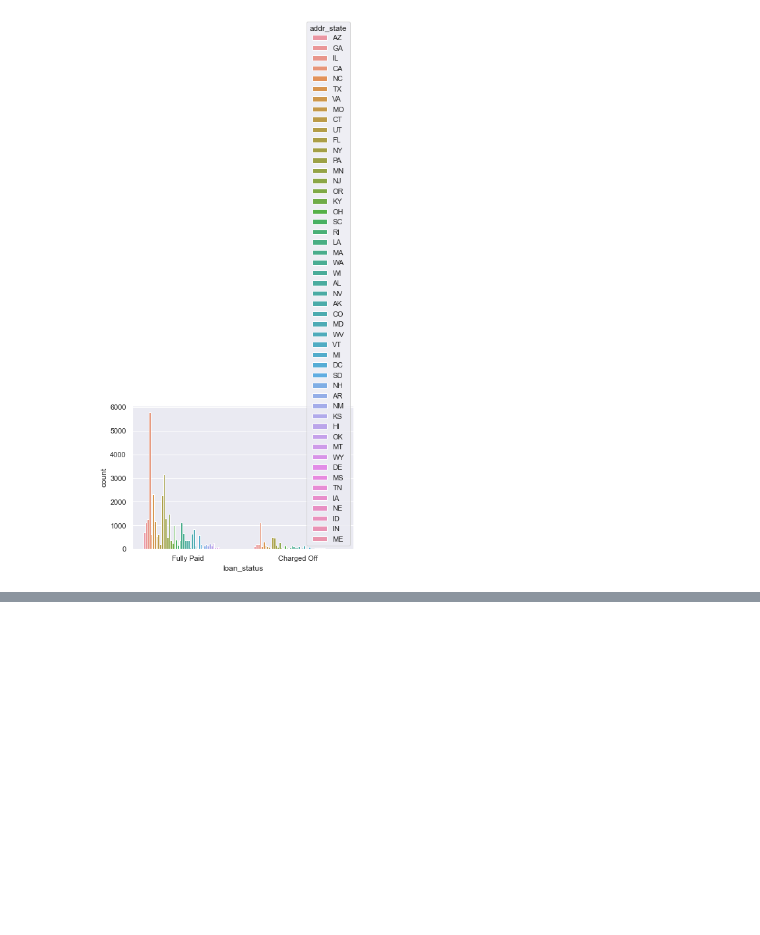
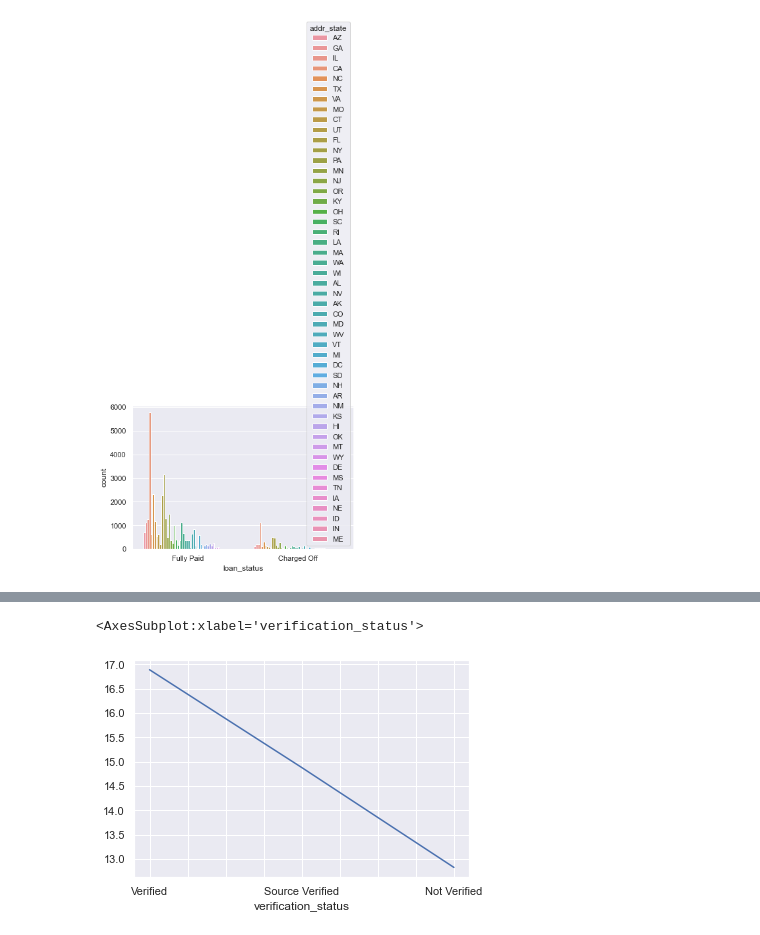
Before and after one commit to maniraj1234/LendingClubCaseStudy, a Jupyter notebook: LendingClubCaseStudy.ipynb, the cells around one changed output, grey strips where cells are left out. Saved outputs shown, nothing was run; the diff lists cells and outputs as text; code cells hidden in the pictures; blank space fills up the shorter version.

```diff
--- a/LendingClubCaseStudy.ipynb
+++ b/LendingClubCaseStudy.ipynb
@@ -650,3 +650,12 @@ sns.countplot(x=loan_data.loan_status,hue=loan_data.addr_state)
 # %% [output]
 <AxesSubplot:xlabel='loan_status', ylabel='count'>
 [figure]
+# %%
+def aggregated_analysis_for_column(column):
+    aggregated_data = pd.pivot_table(loan_data,index=[column],values='member_id',columns=['loan_status'], aggfunc=lambda x:len(x))
+    aggregated_data['ChargedOffRatio'] = (aggregated_data['Charged Off']*100/(aggregated_data['Charged Off'] + aggregated_data['Fully Paid']))
+    aggregated_data['Count'] = aggregated_data['Charged Off'] + aggregated_data['Fully Paid']
+    aggregated_data.sort_values(by='ChargedOffRatio',inplace=True,ascending=False)
+    return aggregated_data.loc[:,['ChargedOffRatio','Count']]
+
+aggregated_analysis_for_column('addr_state')
@@ -652,0 +765,2 @@ sns.countplot(x=loan_data.loan_status,hue=loan_data.addr_state)
+# %%
+verification_status_agg_data = aggregated_analysis_for_column('verification_status')
@@ -652,0 +769,5 @@ sns.countplot(x=loan_data.loan_status,hue=loan_data.addr_state)
+# %%
+verification_status_agg_data.ChargedOffRatio.plot.line()
+# %% [output]
+<AxesSubplot:xlabel='verification_status'>
+[figure, added]
```
Also changed, not shown: parts of 24 cells of this notebook.
